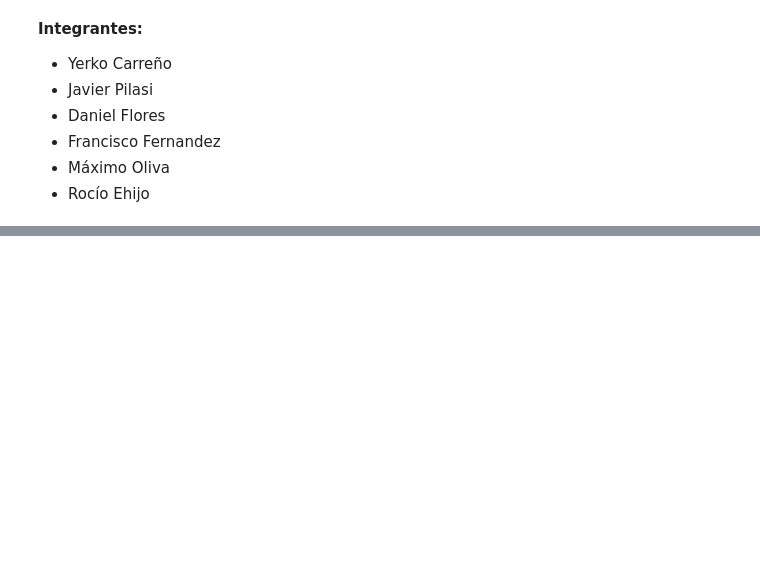
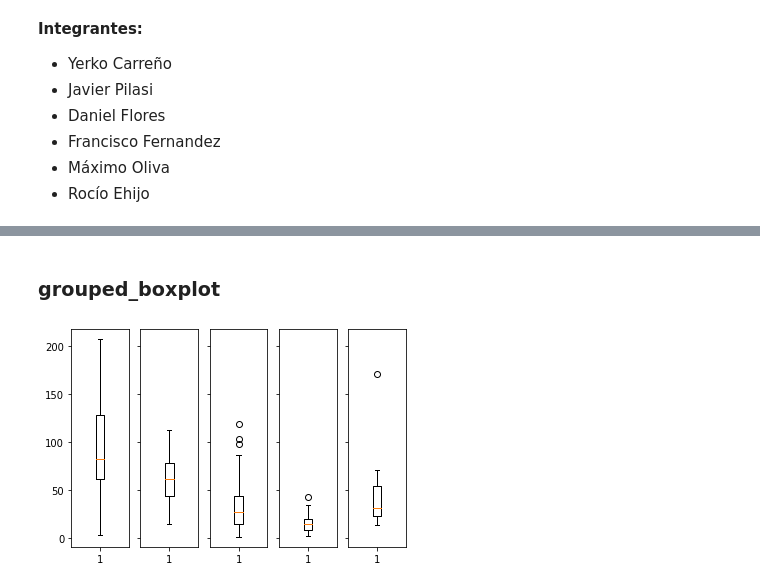
Before and after one commit to danoffn/Data-Science, a Jupyter notebook: Fundamentos Data Science/Desafío 7 - Gráficos y correlación/Desafio.ipynb, the cells around one changed output, grey strips where cells are left out. Saved outputs shown, nothing was run; the diff lists cells and outputs as text; code cells hidden in the pictures; blank space fills up the shorter version.

```diff
--- a/Fundamentos Data Science/Desafío 7 - Gráficos y correlación/Desafio.ipynb
+++ b/Fundamentos Data Science/Desafío 7 - Gráficos y correlación/Desafio.ipynb
@@ -521,0 +101,19 @@ The 'normed' kwarg was deprecated in Matplotlib 2.1 and will be removed in 3.1.
+# %% [markdown]
+### grouped_boxplot
+# %%
+def grouped_boxplot(dataframe, variable, group_by):
+    tmp = dataframe
+    stratify_by = tmp[group_by].unique()
+
+    if len(stratify_by) / 2 > 3:
+        fig, ax = plt.subplots(2, len(stratify_by),sharey=True)
+    else:
+        fig, ax = plt.subplots(1, len(stratify_by),sharey=True)
+
+    for i, n in enumerate(stratify_by):
+        ax[i].boxplot(tmp[tmp[group_by] == n][variable])
+      #  ax[i].set_title(n)
+
+grouped_boxplot(df, 'adfert', 'region')
+# %% [output]
+[figure, added]
```
Also changed, not shown: parts of 41 cells of this notebook, 2 other files.
